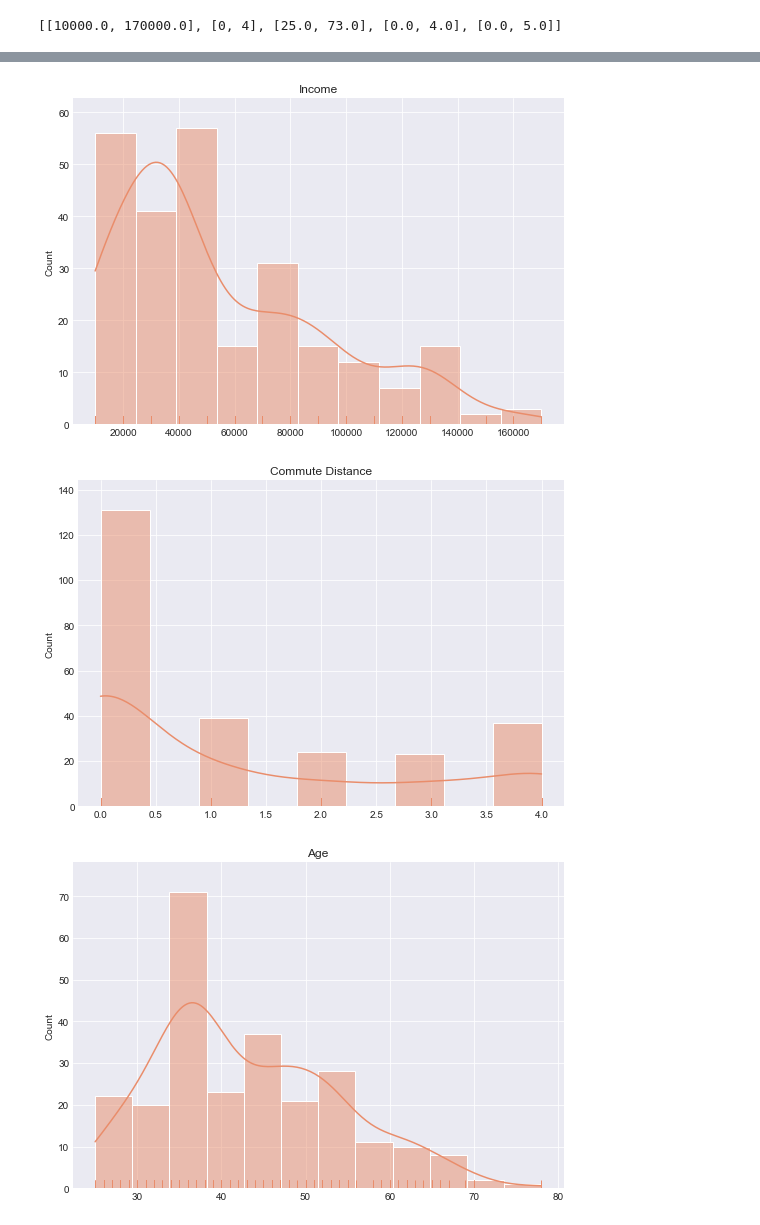
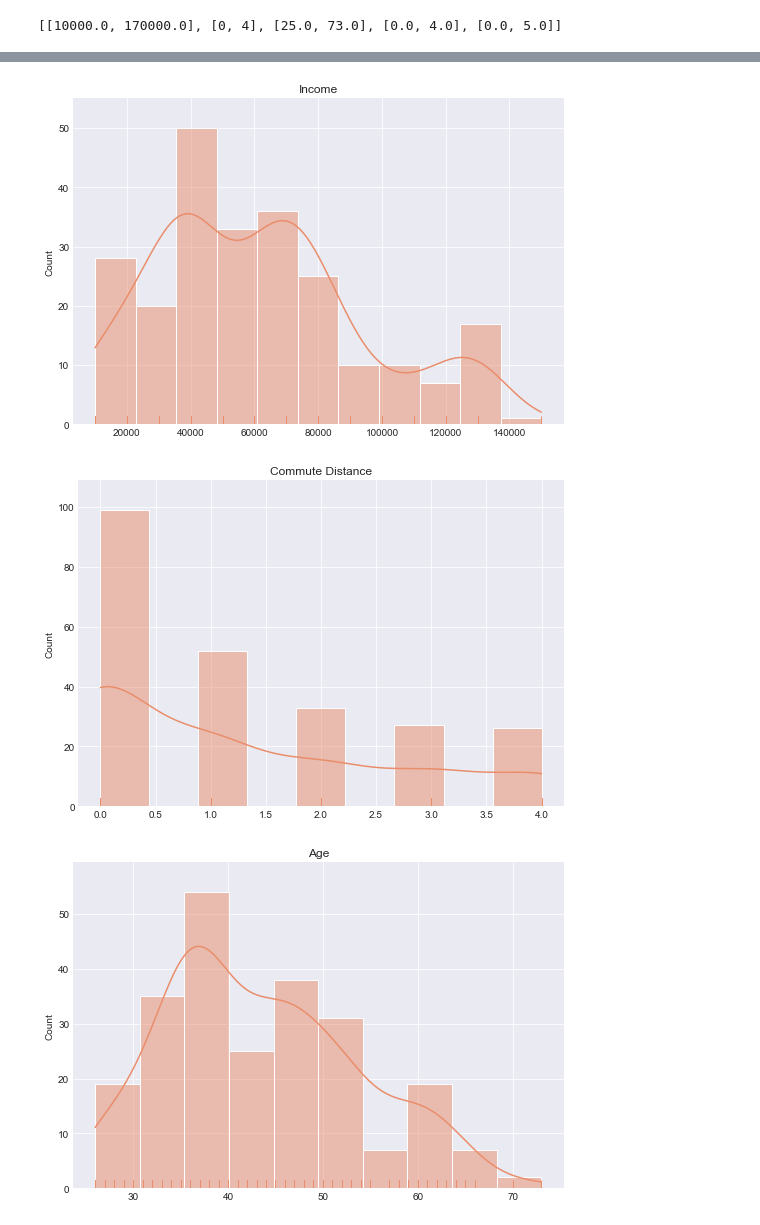
Before and after one commit to zapalke/Python-best-customer-features, a Jupyter notebook: p1.ipynb, the cells around one changed output, grey strips where cells are left out. Drawn from its saved outputs; the diff is of its cells as text; code cells hidden in the pictures.

```diff
--- a/p1.ipynb
+++ b/p1.ipynb
@@ -266,7 +267,7 @@ prep_data
 # %%
 res = []
 for i in range(len(X_test)):
-    temp = X.iloc[i].values.tolist()
+    temp = X_test.iloc[i].values.tolist()
     ans = dtree.predict([temp])
     if ans[0] == 1:
         res.append(temp)
@@ -302,12 +303,11 @@ res_df
 # %%
-kwargs = dict(hist_kws={'alpha':.6}, kde_kws={'linewidth':3})
 for i in selected_features:
     data = result_values[i]
     sns.set_palette(palette='flare')
     sns.displot(data=data, label="Compact", kde=True,rug=True,height=5,aspect=1.5)
     plt.title(i)
     plt.show()
 # %% [output]
-[figure, old version]
+[figure, new version]
-[figure, old version]
+[figure, new version]
-[figure, old version]
+[figure, new version]
```
Also changed, not shown: parts of 6 cells of this notebook.
